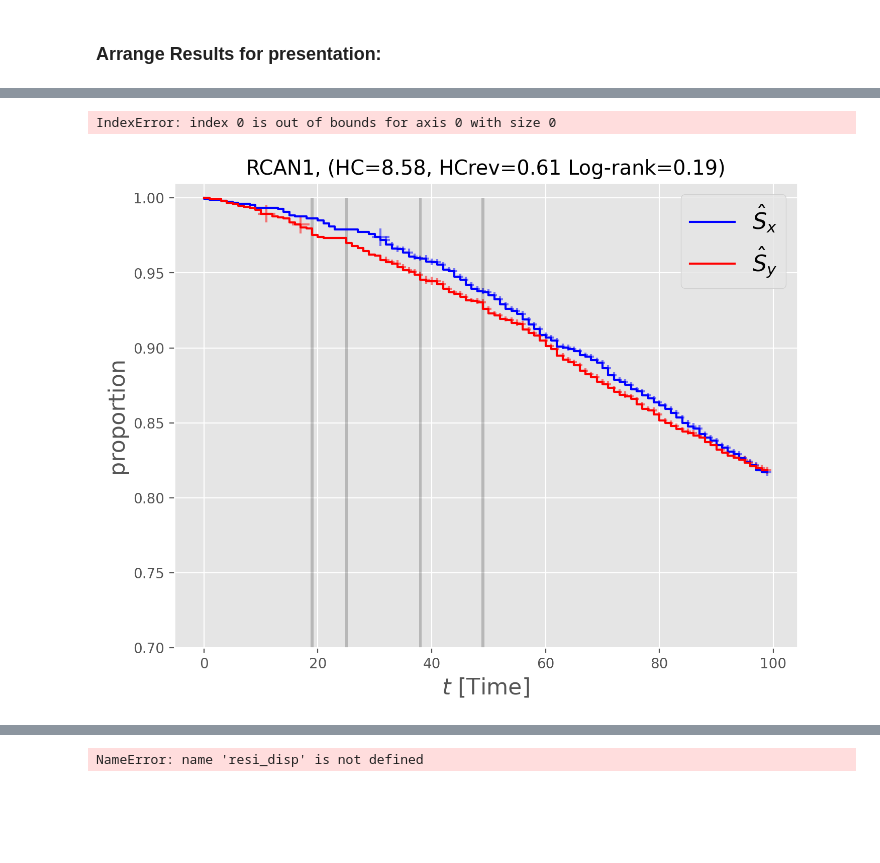
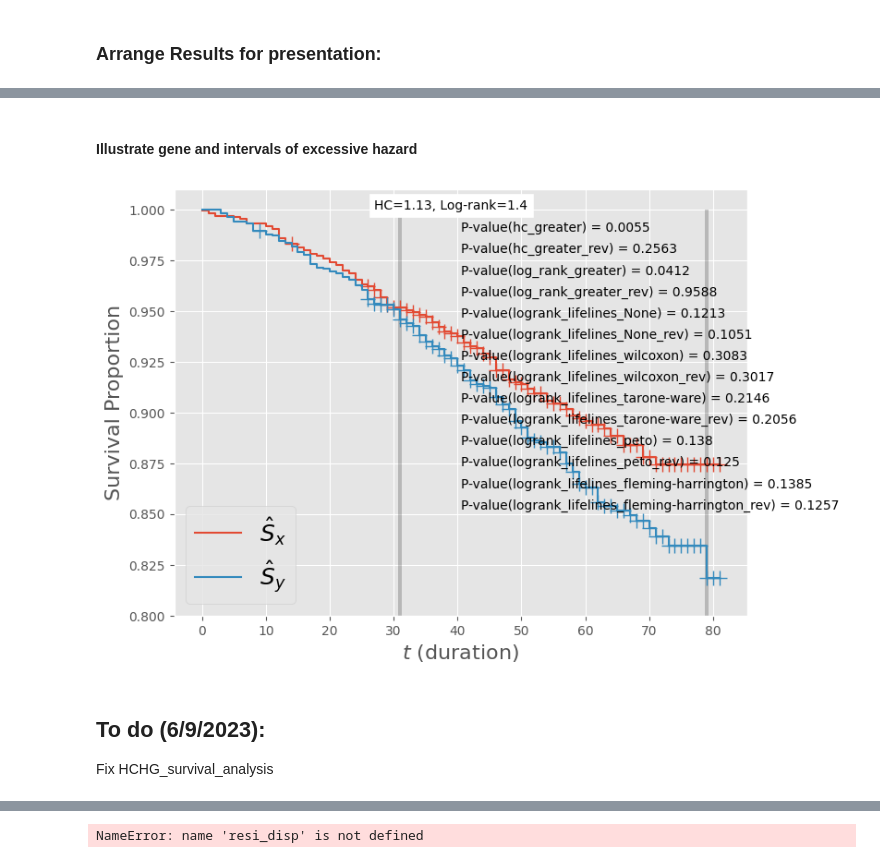
Before and after one commit to alonkipnis/HCHG, a Jupyter notebook: survival_real_data.ipynb, the cells around one changed output, grey strips where cells are left out. Cells and saved outputs as stored; diff of their text form; code cells hidden in the pictures; blank space fills up the shorter version.

```diff
--- a/survival_real_data.ipynb
+++ b/survival_real_data.ipynb
@@ -28,7 +29,7 @@ div_probs = df.agg(['mean'])
 thresh = 0.001
 valid_genes = [g for g in gene_names if np.abs(div_probs[g]['mean'] - 0.5) < thresh]
 invalid_genes = [g for g in gene_names if np.abs(div_probs[g]['mean'] - 0.5) > thresh]
-df.drop(columns = invalid_genes + ['Unnamed: 0'])
+df = df.drop(columns = invalid_genes + ['Unnamed: 0'])
 
 assert(len(invalid_genes) == 0)
 
@@ -192,3 +102,3 @@ df0.filter(['hc_greater', 'log_rank_greater', 'log_rank_pval_greater', 'hc_great
 # %%
 output_dir = "/Users/kipnisal/Dropbox/Apps/Overleaf/Survival Analysis with Sensitivity to Possible Rare and Weak Differences/"
-output_dir = "./"
+#output_dir = "./"
@@ -227,3 +141,9 @@ res = pd.read_csv(f"results/SCANB_{stbl}_T{T}.csv")
+# %%
+result_file = "results/SCANB_True_T82.csv"
+null_file = "results/SCANB_null_True_T82_rep10.csv"
+
+res = pd.read_csv(result_file)
+df0 = pd.read_csv(null_file)
 # %%
 df0.agg([q95, q99])
 # %% [output]
@@ -315,11 +299,8 @@ res['hc_pval'] = np.minimum(res['hc_greater_pvalue'], res['hc_greater_rev_pvalue
 res['log_rank_pval'] = np.minimum(res['log_rank_greater_pvalue'], res['log_rank_greater_rev_pvalue'])
 res['l-ratio'] = res['hc_pval'] / res['log_rank_pval']
 # %%
-# take only those discovered by HC but not LR:
-resi = res[hc_strict & (1 - log_rank_strict)].sort_values('l-ratio').filter(['name', 'hc_greater', 'hc_greater_rev',
-                                            'log_rank_greater', 'log_rank_greater_rev',
-                                            'hc_pval', 'log_rank_pval', 'l-ratio'
-                                           ])
+# take only those discovered by HC but not any other
+resi = res[hc_strict & only_hc].sort_values('l-ratio')
 len(resi)
-resi.head(20).name.values
+resi.tail(n=20).name.values
 # %% [output]
@@ -355,21 +347,31 @@ prepare_for_display(resi)
+# %% [markdown]
+#### Illustrate gene and intervals of excessive hazard
 # %%
 from illustrate_gene_expression_survival_curves import illustrate_survival_curve_gene
 
-gene_name = 'RCAN1'
-T = 100
-dfp, dfg = illustrate_survival_curve_gene(df, gene_name, T, stbl=False,
-                            show_HCT=True, randomize_HC=True,# show_HCrev=False
-                            )
-hc_pval =np.round(resi[resi.name == gene_name]['hc_pval'], 5).values[0]
-log_rank_pval = np.round(resi[resi.name == gene_name]['log_rank_pval'], 4).values[0]
-ax = plt.gca()
-ax.set_title(fr"{gene_name}: $p(HC)$ = {hc_pval}, $p(LR)$={log_rank_pval}")
+gene_name = 'ERGIC2'
+T = 82
+
+df_gene = df.filter([gene_name, 'time', 'event'])
+df_gene_T = reduce_time_resolution(df_gene, T=82)
+_, dfp = illustrate_survival_curve_time2event(df_gene_T.rename(columns={gene_name : 'group'}))
+plt.ylim([0.8,1.01])
+
+acc = 0
+for stat in stats:
+    r = resi[res.name == gene_name]
+    plt.text(0.5, 0.9 - acc, f"P-value({stat}) = {r[stat + '_pvalue'].values[0]}", transform=plt.gca().transAxes)
+    acc += 0.05
+
 plt.savefig(f"{output_dir}Figs/{gene_name}.png")
 dfp.index.name = 'time'
-dfp.filter(['at-risk X', 'at-risk Y', 'events X', 'events Y', 'pvalue'])\
+dfp.filter(['at_risk X', 'at_risk Y', 'events X', 'events Y', 'pvalue'])\
     .to_csv(output_dir + "csv/" + f'{gene_name}.csv')
 # %% [output]
-IndexError: index 0 is out of bounds for axis 0 with size 0
-[figure, old version]
+[figure, new version]
+# %% [markdown]
+## To do (6/9/2023):
+
+Fix HCHG_survival_analysis
 # %%
 gene_name = 'TRPS1'
```
Also changed, not shown: parts of 19 cells of this notebook, 7 other files.
